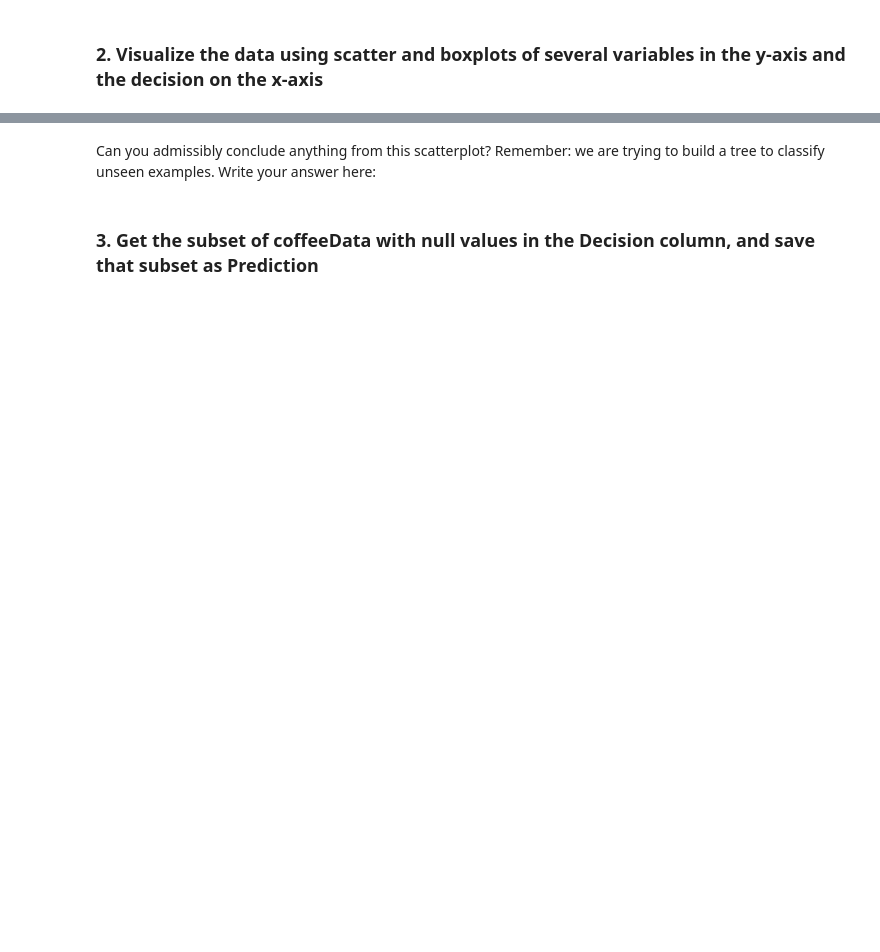
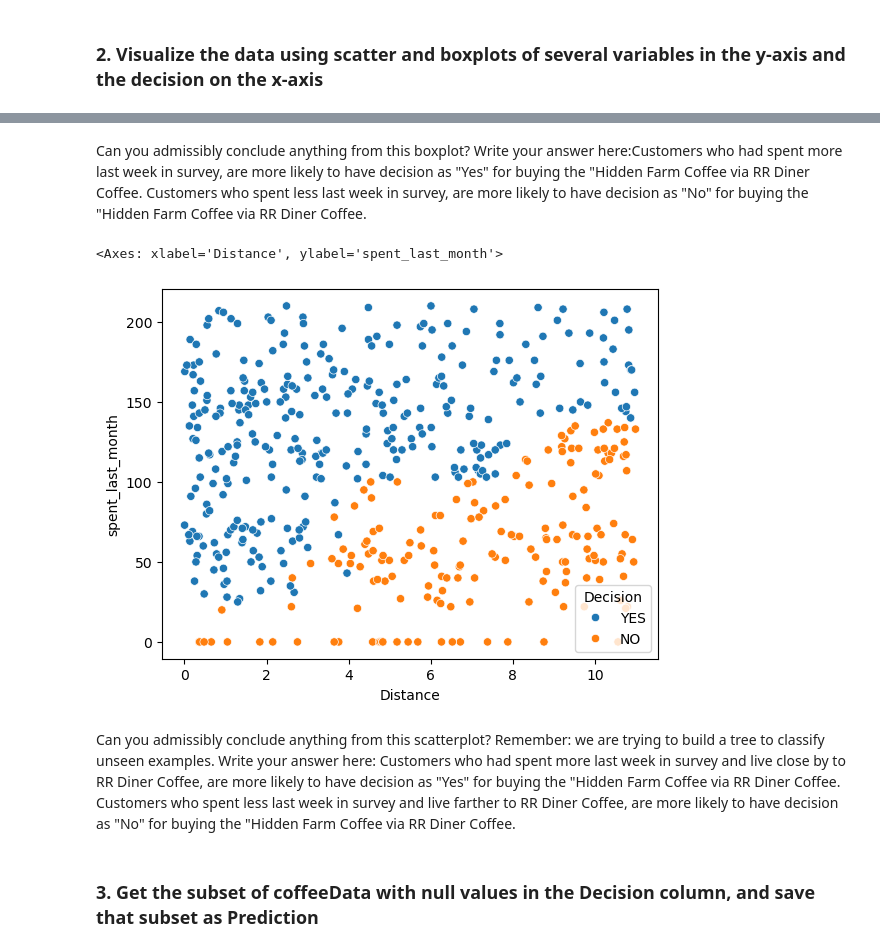
Before and after one commit to npandey472/CaseStudy_RRDinerCoffee, a Jupyter notebook: 1613148038_Springboard_Decision_Tree_Specialty_Coffee_Case_Study_28012021_2_/Springboard Decision Tree Specialty Coffee Case Study - Tier 3.ipynb, the cells around one changed output, grey strips where cells are left out. Cells and saved outputs as stored; diff of their text form; code cells hidden in the pictures; blank space fills up the shorter version.

Commit message:
Adding project files for Case Study RR Diner

```diff
--- a/1613148038_Springboard_Decision_Tree_Specialty_Coffee_Case_Study_28012021_2_/Springboard Decision Tree Specialty Coffee Case Study - Tier 3.ipynb
+++ b/1613148038_Springboard_Decision_Tree_Specialty_Coffee_Case_Study_28012021_2_/Springboard Decision Tree Specialty Coffee Case Study - Tier 3.ipynb
@@ -259,8 +269,13 @@ Can you admissibly conclude anything from this boxplot? Write your answer here:
+# %% [markdown]
+Can you admissibly conclude anything from this boxplot? Write your answer here:Customers who had spent more last week in survey, are more likely to have decision as "Yes" for buying the "Hidden Farm Coffee via RR Diner Coffee. Customers who spent less last week in survey, are more likely to have decision as "No" for buying the "Hidden Farm Coffee via RR Diner Coffee.
 # %%
 # Make a scatterplot on NOPrediction, where x is distance, y is spent_last_month and hue is Decision
-_ _ _
+sns.scatterplot(y="spent_last_month",x="Distance",hue="Decision", data=NoPrediction )
+# %% [output]
+<Axes: xlabel='Distance', ylabel='spent_last_month'>
+[figure, added]
-# %% [markdown]
-Can you admissibly conclude anything from this scatterplot? Remember: we are trying to build a tree to classify unseen examples. Write your answer here:
+# %% [markdown]
+Can you admissibly conclude anything from this scatterplot? Remember: we are trying to build a tree to classify unseen examples. Write your answer here: Customers who had spent more last week in survey and live close by to RR Diner Coffee, are more likely to have decision as "Yes" for buying the "Hidden Farm Coffee via RR Diner Coffee. Customers who spent less last week in survey and live farther to RR Diner Coffee, are more likely to have decision as "No" for buying the "Hidden Farm Coffee via RR Diner Coffee.
 # %% [markdown]
 ### 3. Get the subset of coffeeData with null values in the Decision column, and save that subset as Prediction
 # %%
```
Also changed, not shown: parts of 9 cells of this notebook.
